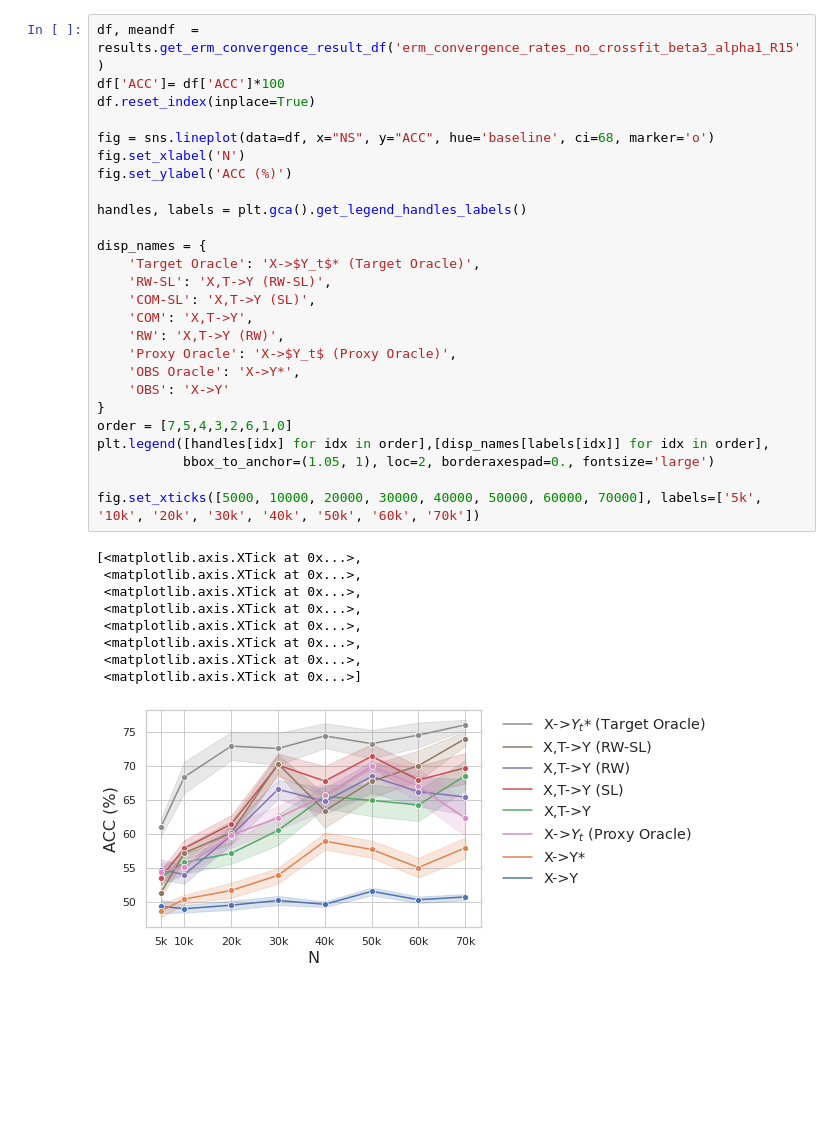
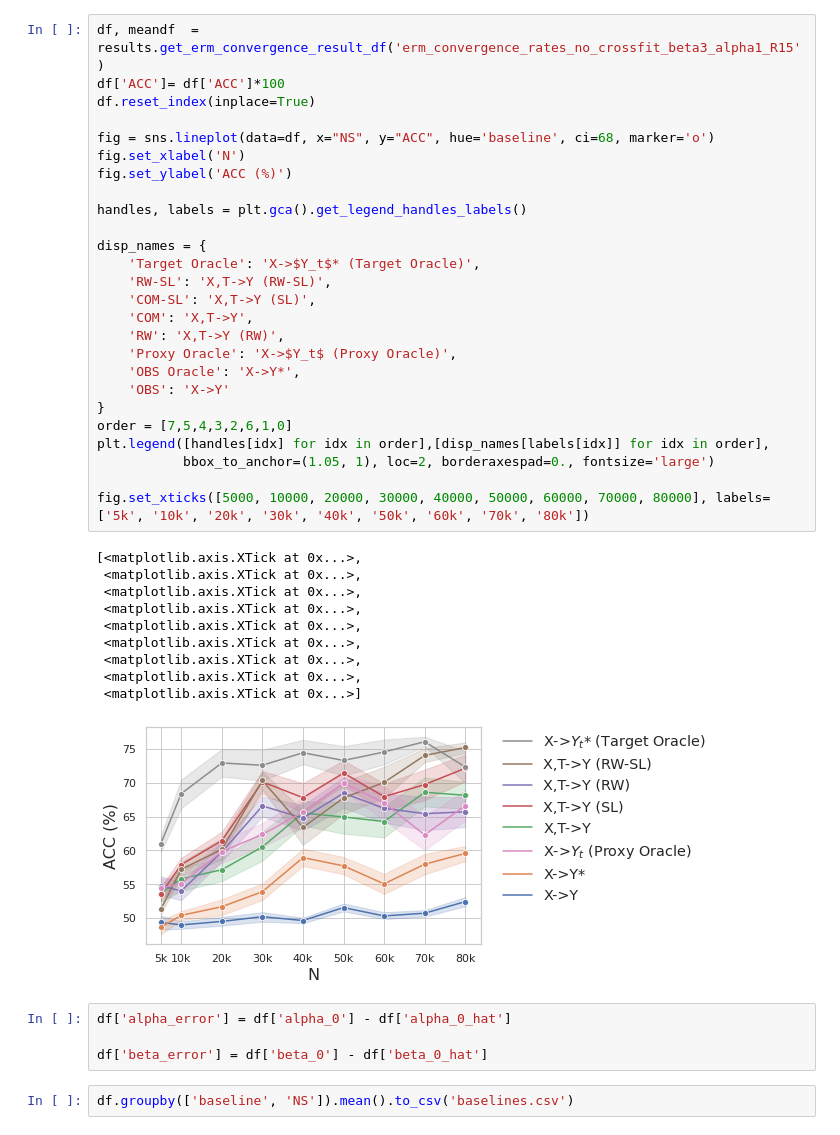
Before and after one commit to lguerdan/counterfactual-decision-support, a Jupyter notebook: notebook_results.ipynb, the cells around one changed output. Drawn from its saved outputs; the diff is of its cells as text; blank space fills up the shorter version.

```diff
--- a/notebook_results.ipynb
+++ b/notebook_results.ipynb
@@ -20,32 +22,39 @@ df.reset_index(inplace=True)
 
 fig = sns.lineplot(data=df, x="NS", y="ACC", hue='baseline', ci=68, marker='o')
 fig.set_xlabel('N')
 fig.set_ylabel('ACC (%)')
 
 handles, labels = plt.gca().get_legend_handles_labels()
 
 disp_names = {
     'Target Oracle': 'X->$Y_t$* (Target Oracle)',
     'RW-SL': 'X,T->Y (RW-SL)',
     'COM-SL': 'X,T->Y (SL)',
     'COM': 'X,T->Y',
     'RW': 'X,T->Y (RW)',
     'Proxy Oracle': 'X->$Y_t$ (Proxy Oracle)',
     'OBS Oracle': 'X->Y*',
     'OBS': 'X->Y'
 }
 order = [7,5,4,3,2,6,1,0]
 plt.legend([handles[idx] for idx in order],[disp_names[labels[idx]] for idx in order],
            bbox_to_anchor=(1.05, 1), loc=2, borderaxespad=0., fontsize='large')
 
-fig.set_xticks([5000, 10000, 20000, 30000, 40000, 50000, 60000, 70000], labels=['5k', '10k', '20k', '30k', '40k', '50k', '60k', '70k'])
+fig.set_xticks([5000, 10000, 20000, 30000, 40000, 50000, 60000, 70000, 80000], labels=['5k', '10k', '20k', '30k', '40k', '50k', '60k', '70k', '80k'])
 # %% [output]
 [<matplotlib.axis.XTick at 0x...>,
  <matplotlib.axis.XTick at 0x...>,
  <matplotlib.axis.XTick at 0x...>,
  <matplotlib.axis.XTick at 0x...>,
  <matplotlib.axis.XTick at 0x...>,
  <matplotlib.axis.XTick at 0x...>,
  <matplotlib.axis.XTick at 0x...>,
+ <matplotlib.axis.XTick at 0x...>,
  <matplotlib.axis.XTick at 0x...>]
-[figure, old version]
+[figure, new version]
+# %%
+df['alpha_error'] = df['alpha_0'] - df['alpha_0_hat']
+
+df['beta_error'] = df['beta_0'] - df['beta_0_hat']
+# %%
+df.groupby(['baseline', 'NS']).mean().to_csv('baselines.csv')
```
Also changed, not shown: parts of 6 cells of this notebook, 12 other files.
